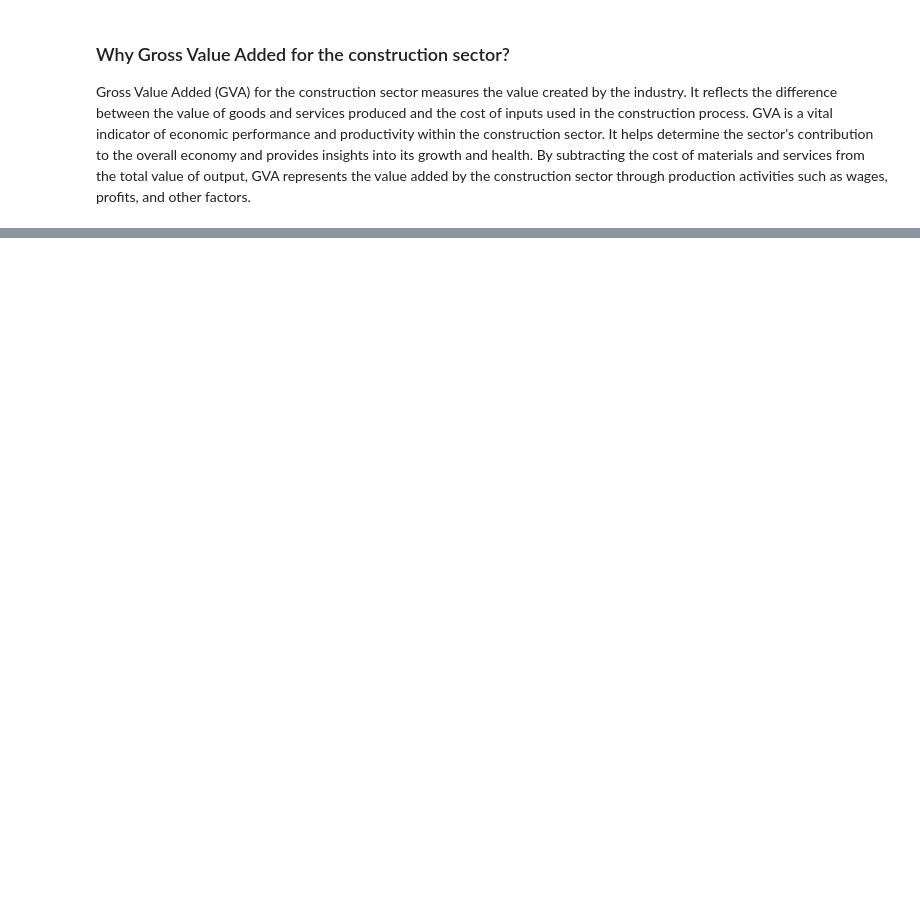
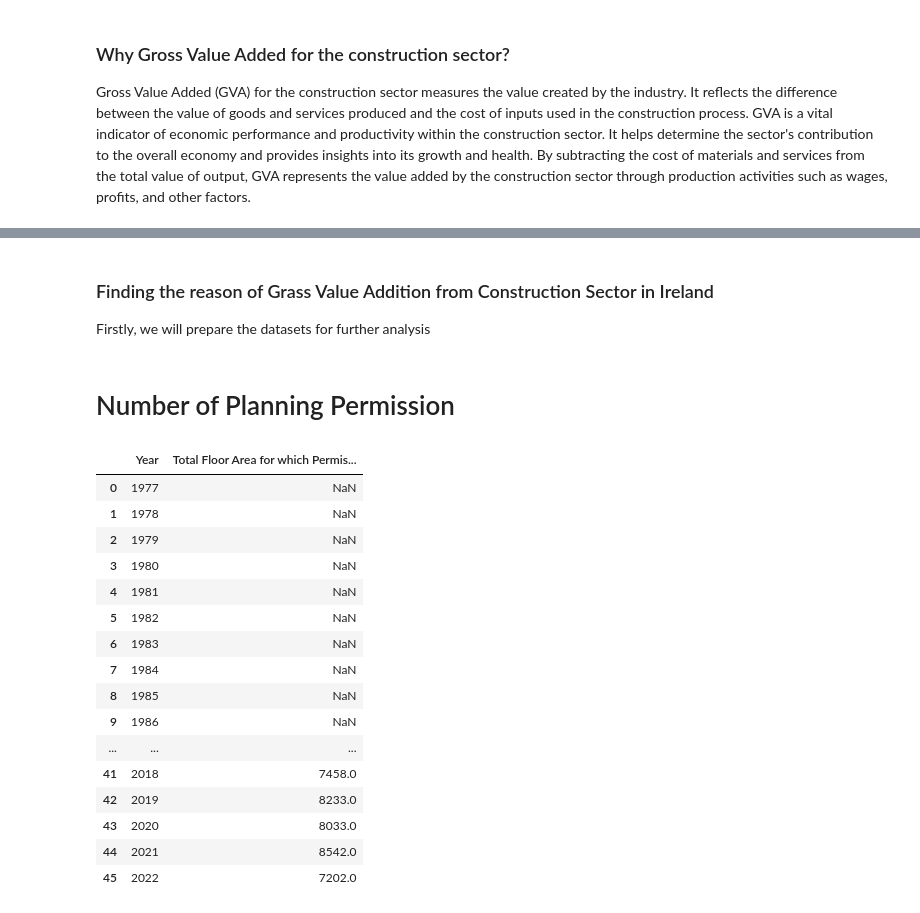
Before and after one commit to kgntmr/ASSIGNMENT-FOR-CONSTRUCTION-CO, a Jupyter notebook: ASSIGNMENT-2.ipynb, the cells around one changed output, grey strips where cells are left out. Cells and saved outputs as stored; diff of their text form; code cells hidden in the pictures; blank space fills up the shorter version.

Commit message:
Add files via upload
Version:
After geoscope started to prepare the data for further analysis

```diff
--- a/ASSIGNMENT-2.ipynb
+++ b/ASSIGNMENT-2.ipynb
@@ -187,0 +263,28 @@ fig.show()
+# %% [markdown]
+### Finding the reason of Grass Value Addition from Construction Sector in Ireland
+
+Firstly, we will prepare the datasets for further analysis
+# %% [markdown]
+# Number of Planning Permission
+# %%
+planning_permission = pd.read_csv('Planning Permission Granted.csv')
+# %%
+planning_permission.tail(50)
+# %% [output]
+|  | Year | Total Floor Area for which Permis... |
+| 0 | 1977 | NaN |
+| 1 | 1978 | NaN |
+| 2 | 1979 | NaN |
+| 3 | 1980 | NaN |
+| 4 | 1981 | NaN |
+| 5 | 1982 | NaN |
+| 6 | 1983 | NaN |
+| 7 | 1984 | NaN |
+| 8 | 1985 | NaN |
+| 9 | 1986 | NaN |
+| ... | ... | ... |
+| 41 | 2018 | 7458.0 |
+| 42 | 2019 | 8233.0 |
+| 43 | 2020 | 8033.0 |
+| 44 | 2021 | 8542.0 |
+| 45 | 2022 | 7202.0 |
```
Also changed, not shown: parts of 42 cells of this notebook.
